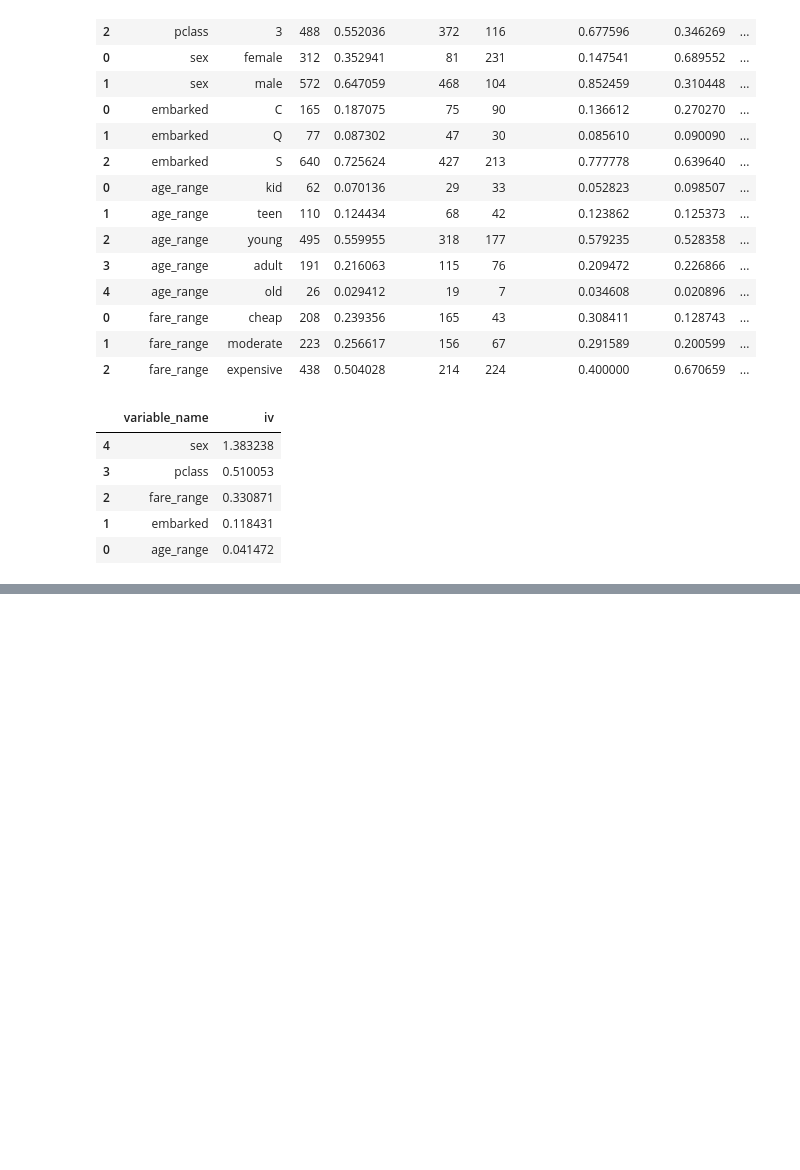
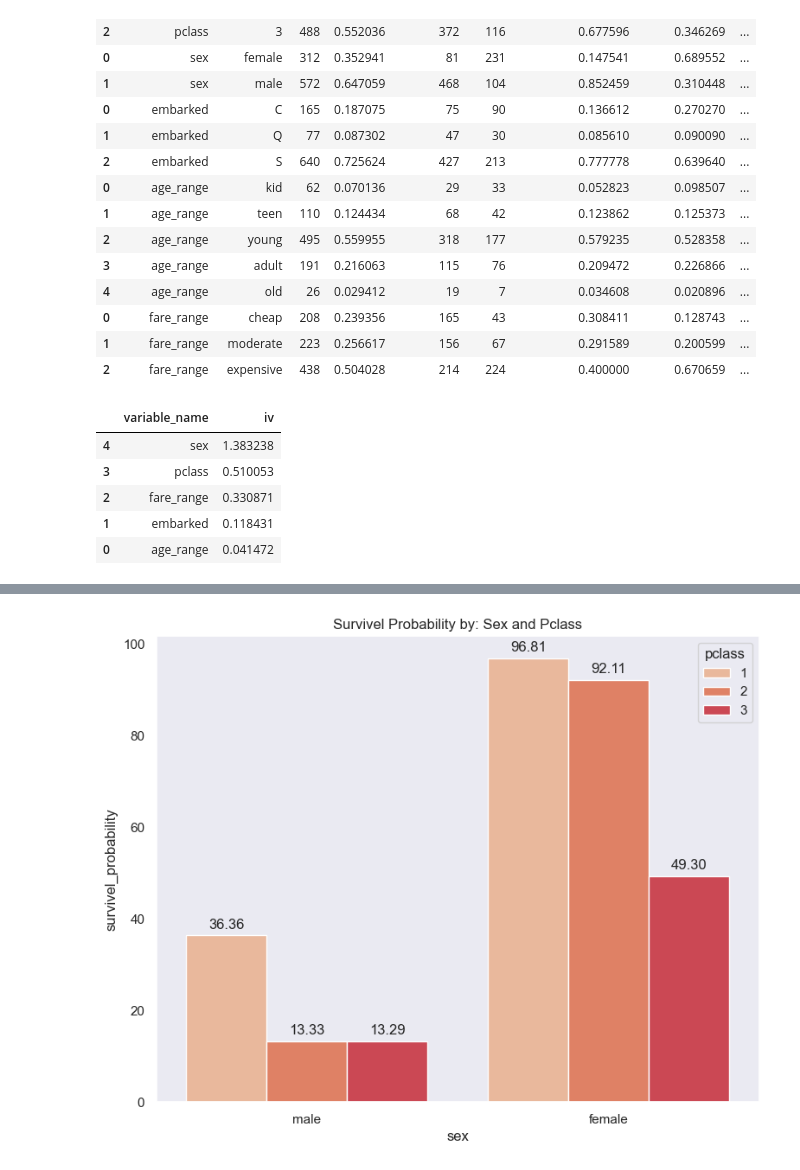
Before and after one commit to Mello-o/titanic, a Jupyter notebook: data-exploration.ipynb, the cells around one changed output, grey strips where cells are left out. Drawn from its saved outputs; the diff is of its cells as text; code cells hidden in the pictures; blank space fills up the shorter version.

Commit message:
Calculating probabilities and adding file to product the results

```diff
--- a/data-exploration.ipynb
+++ b/data-exploration.ipynb
@@ -460,0 +441,24 @@ calc_probability_survivel(df_iv, 'f', 10000)
+# %%
+def calc_probability(df, sex, pclass):
+
+    # probabilidade do sexo
+    sex_f = df.sex == sex
+    P_A = df.loc[sex_f].shape[0] / df.shape[0]
+
+    # probabilidade de estar em uma determinada classe
+    p_class_f = df.pclass == pclass
+    P_B = df.loc[p_class_f].shape[0] / df.shape[0]
+
+    # probabilidade de sobrevivencia
+    p_survived = (df.survived == 1) & (sex_f) & (p_class_f)
+    P_C = df.loc[p_survived].shape[0] / df.loc[sex_f & p_class_f].shape[0]
+
+    prob = (P_A * P_B * P_C) / (P_A * P_B)
+
+    return prob
+# %%
+cols = ['sex', 'pclass']
+
+table_probabilities = df_train[cols].drop_duplicates()
+table_probabilities['survivel_probability'] = [calc_probability(df_train, sex, pclass) * 100 for sex, pclass in zip(table_probabilities.sex, table_probabilities.pclass)]
+table_probabilities.sort_values(by = 'survivel_probability', ascending = False)
@@ -460,0 +473,13 @@ calc_probability_survivel(df_iv, 'f', 10000)
+# %%
+plt.figure(figsize=(9,7))
+chart_prob = sns.barplot(data = table_probabilities, x = 'sex', y = 'survivel_probability', hue = 'pclass')
+plt.title('Survivel Probability by: Sex and Pclass')
+
+for p in chart_prob.patches:
+        chart_prob.annotate(format(p.get_height(), '.2f'),
+                            (p.get_x() + p.get_width() / 2., p.get_height()),
+                            ha = 'center', va = 'center',
+                            xytext = (0, 9),
+                            textcoords = 'offset points')
+# %% [output]
+[figure, added]
```
Also changed, not shown: parts of 5 cells of this notebook, 1 other file.
